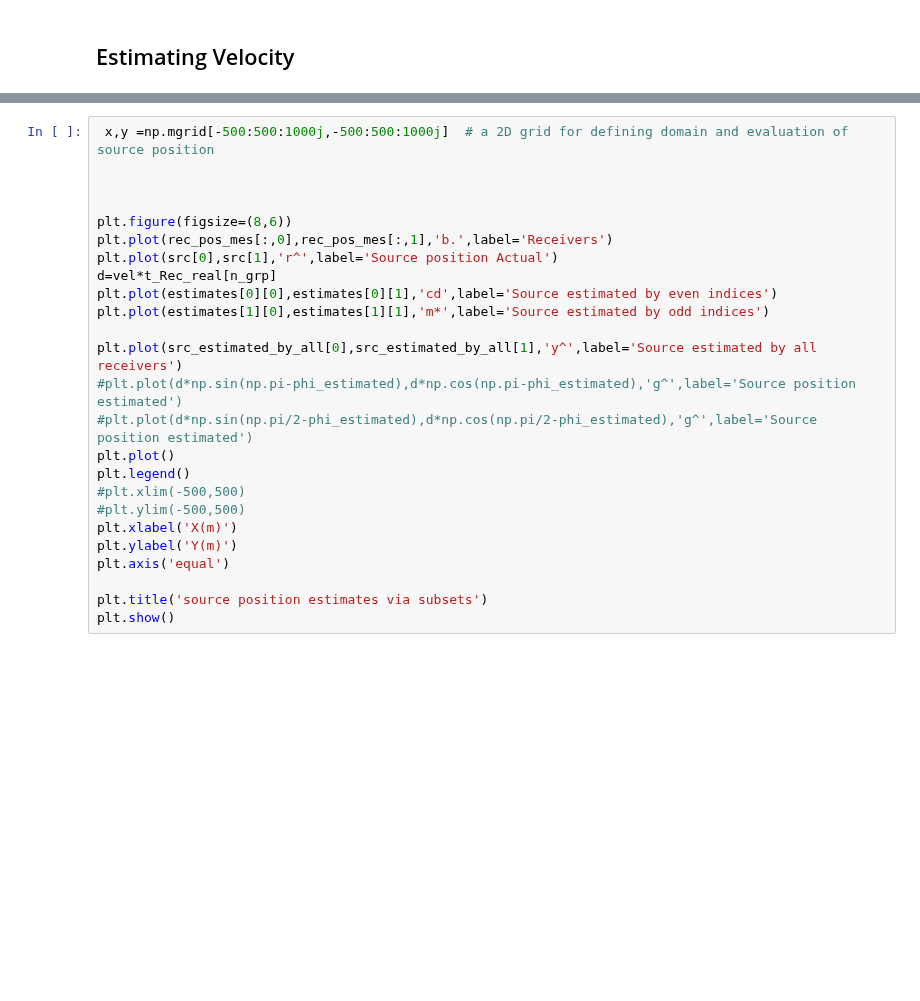
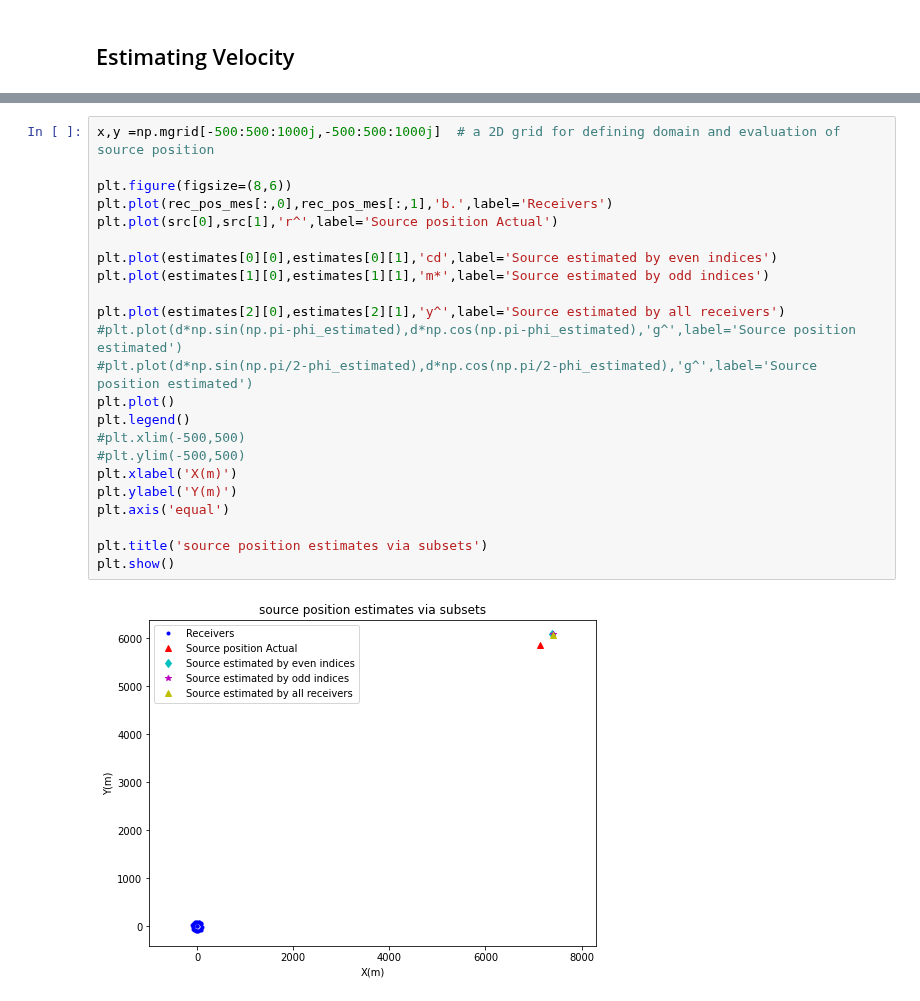
Before and after one commit to Student-Satellite-IITB/GLEE, a Jupyter notebook: Beamforming/Plane Wave Fitting unknown Velocity.ipynb, the cells around one changed output, grey strips where cells are left out. Drawn from its saved outputs; the diff is of its cells as text; blank space fills up the shorter version.

```diff
--- a/Beamforming/Plane Wave Fitting unknown Velocity.ipynb
+++ b/Beamforming/Plane Wave Fitting unknown Velocity.ipynb
@@ -305,25 +395,25 @@ print("percentage error in velocity: ", ((vel-v)/v)*100," %")
 # %%
- x,y =np.mgrid[-500:500:1000j,-500:500:1000j]  # a 2D grid for defining domain and evaluation of source position
-
-
+x,y =np.mgrid[-500:500:1000j,-500:500:1000j]  # a 2D grid for defining domain and evaluation of source position
 
 plt.figure(figsize=(8,6))
 plt.plot(rec_pos_mes[:,0],rec_pos_mes[:,1],'b.',label='Receivers')
 plt.plot(src[0],src[1],'r^',label='Source position Actual')
-d=vel*t_Rec_real[n_grp]
+
 plt.plot(estimates[0][0],estimates[0][1],'cd',label='Source estimated by even indices')
 plt.plot(estimates[1][0],estimates[1][1],'m*',label='Source estimated by odd indices')
 
-plt.plot(src_estimated_by_all[0],src_estimated_by_all[1],'y^',label='Source estimated by all receivers')
+plt.plot(estimates[2][0],estimates[2][1],'y^',label='Source estimated by all receivers')
 #plt.plot(d*np.sin(np.pi-phi_estimated),d*np.cos(np.pi-phi_estimated),'g^',label='Source position estimated')
 #plt.plot(d*np.sin(np.pi/2-phi_estimated),d*np.cos(np.pi/2-phi_estimated),'g^',label='Source position estimated')
 plt.plot()
 plt.legend()
 #plt.xlim(-500,500)
 #plt.ylim(-500,500)
 plt.xlabel('X(m)')
 plt.ylabel('Y(m)')
 plt.axis('equal')
 
 plt.title('source position estimates via subsets')
 plt.show()
+# %% [output]
+[figure, added]
```
Also changed, not shown: parts of 14 cells of this notebook.
